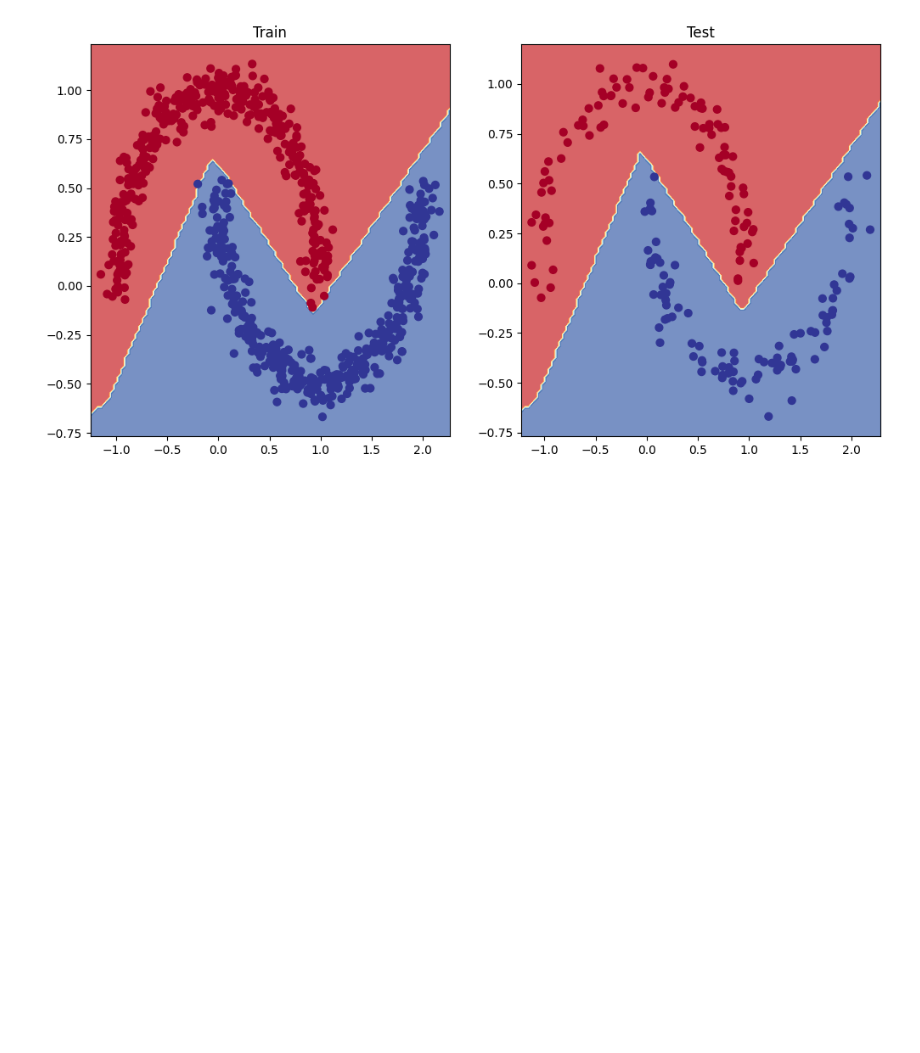
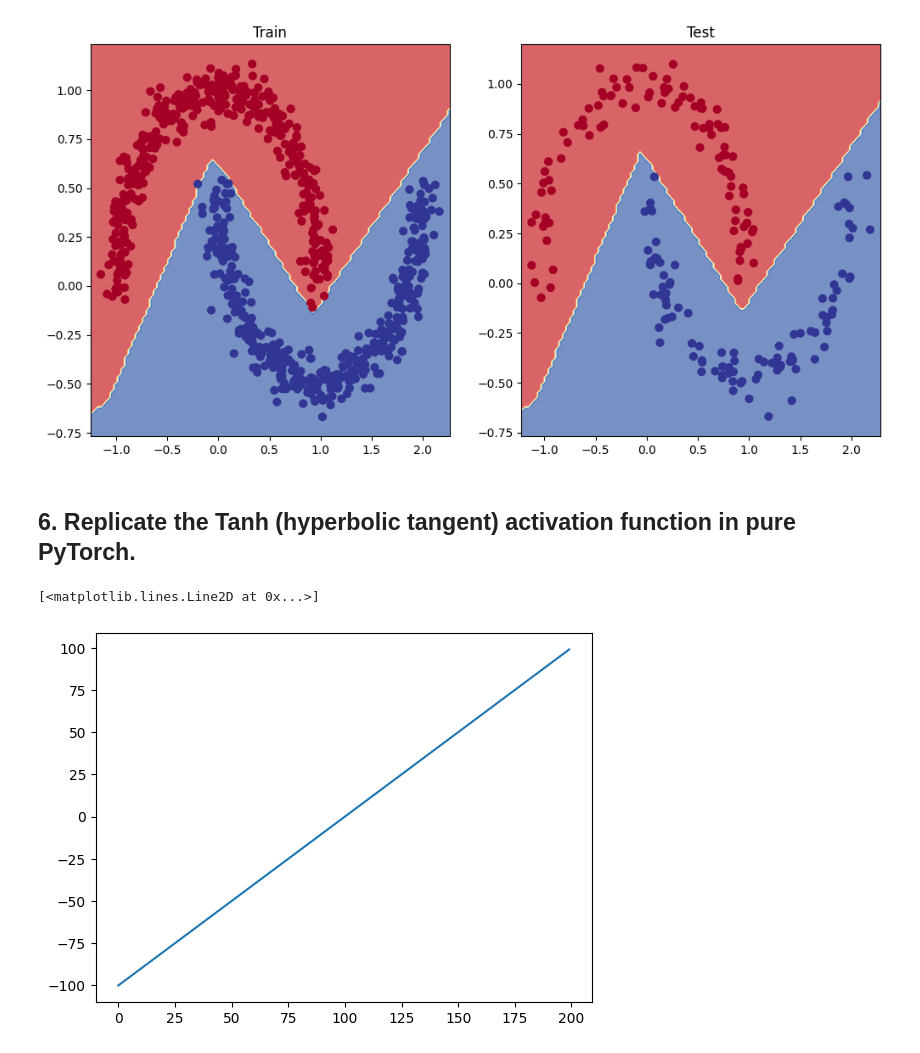
Before and after one commit to SiddheshDaphane/Deep_Learning_With_PyTorch, a Jupyter notebook: 02_PyTorch_Neural_Network_Classification.ipynb, the cells around one changed output. Cells and saved outputs as stored; diff of their text form; code cells hidden in the pictures; blank space fills up the shorter version.

Commit message:
PyTorch Neural Network Classification.

```diff
--- a/02_PyTorch_Neural_Network_Classification.ipynb
+++ b/02_PyTorch_Neural_Network_Classification.ipynb
@@ -1710,3 +1710,11 @@ plt.title("Test")
 plot_decision_boundary(model_5, X_test, y_test)
 # %% [output]
 [figure]
+# %% [markdown]
+## 6. Replicate the Tanh (hyperbolic tangent) activation function in pure PyTorch.
+# %%
+tensor_A = torch.arange(-100,100,1)
+plt.plot(tensor_A)
+# %% [output]
+[<matplotlib.lines.Line2D at 0x...>]
+[figure, added]
```
Also changed, not shown: parts of 3 cells of this notebook.
